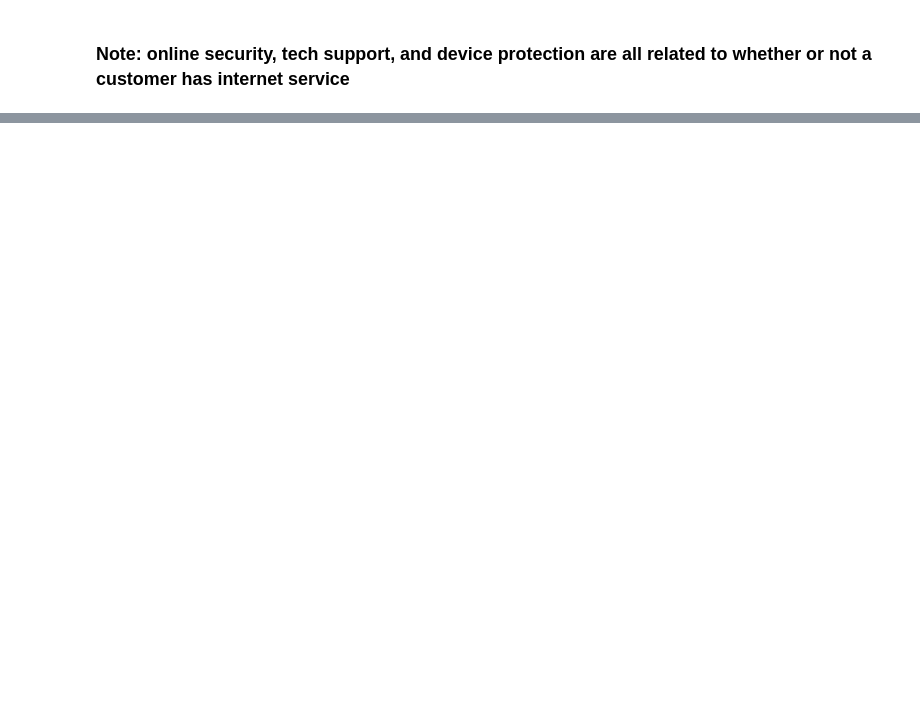
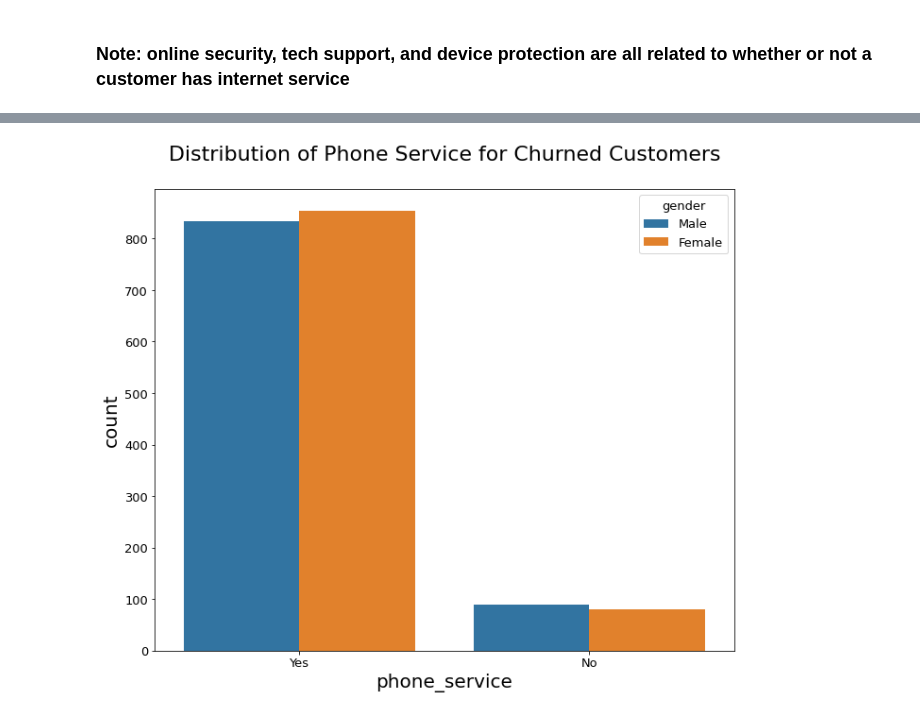
Before and after one commit to raycerna/telco-churn-analysis, a Jupyter notebook: telco_analysis.ipynb, the cells around one changed output, grey strips where cells are left out. Cells and saved outputs as stored; diff of their text form; code cells hidden in the pictures; blank space fills up the shorter version.

```diff
--- a/telco_analysis.ipynb
+++ b/telco_analysis.ipynb
@@ -605,0 +548,4 @@ uniplot(churn1,col='internet_service_type',title='Distribution of Internet Type
+# %%
+uniplot(churn1,col='phone_service',title='Distribution of Phone Service for Churned Customers',hue='gender')
+# %% [output]
+[figure, added]
```
Also changed, not shown: parts of 22 cells of this notebook.
